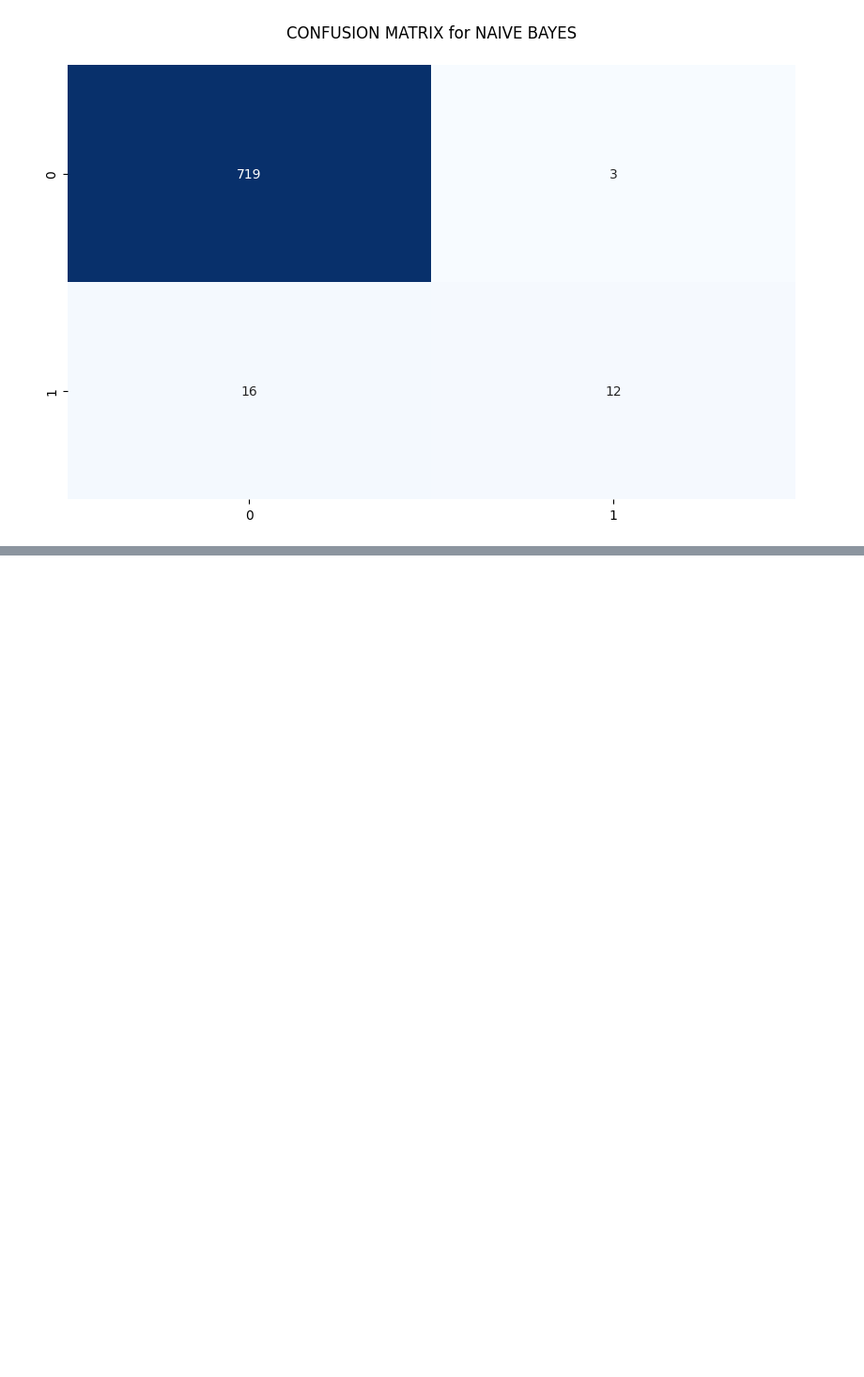
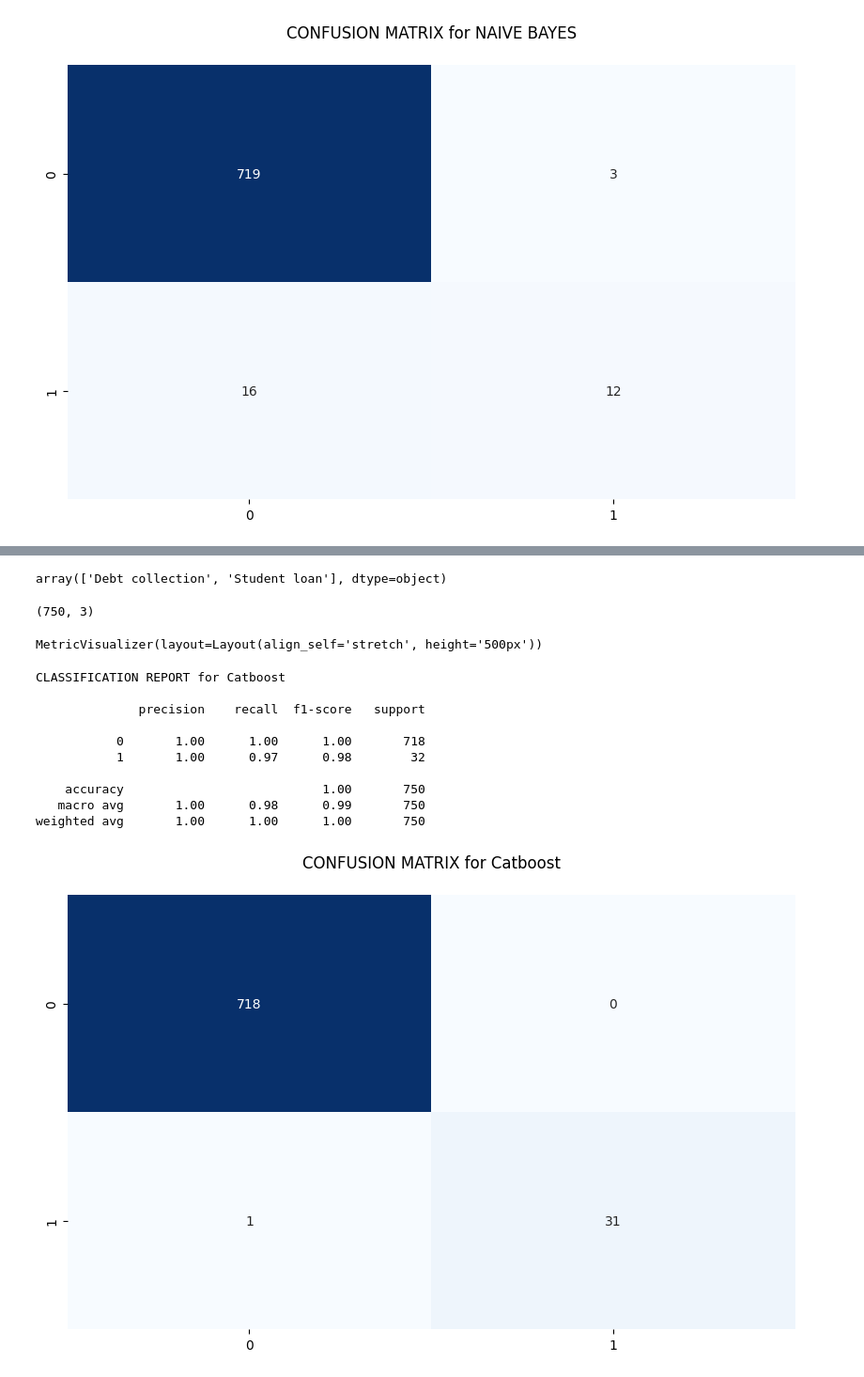
Before and after one commit to ret7020/MoscowMastersWorkflow, a Jupyter notebook: ComplaintWork/CD.ipynb, the cells around one changed output, grey strips where cells are left out. Shown at 94% size. Drawn from its saved outputs; the diff is of its cells as text; code cells hidden in the pictures; blank space fills up the shorter version.

Commit message:
Catboost full workable solution; With custom config for text features

```diff
--- a/ComplaintWork/CD.ipynb
+++ b/ComplaintWork/CD.ipynb
@@ -958,0 +1015,6 @@ y_pred_cb = clf_cb.predict(X_test)
+# %%
+complaints.Product.unique()
+# %% [output]
+array(['Debt collection', 'Student loan'], dtype=object)
+# %%
+complaints = complaints.drop("Product", axis=1)
@@ -958,0 +1033,43 @@ y_pred_cb = clf_cb.predict(X_test)
+# %%
+X_valid.shape
+# %% [output]
+(750, 3)
+# %%
+train_pool = Pool(
+    data=X_train,
+    label=y_train,
+    text_features=['Issue', 'Consumer complaint narrative', 'Company public response']
+)
+valid_pool = Pool(
+    data=X_valid,
+    label=y_valid,
+    text_features=['Issue', 'Consumer complaint narrative', 'Company public response']
+)
+# %%
+# тонкий конфиг катбуста
+model = fit_model(
+    train_pool, valid_pool,
+    learning_rate=0.35,
+    tokenizers=[
+        {
+            'tokenizer_id': 'Sense',
+            'separator_type': 'BySense',
+            'lowercasing': 'True',
+            'token_types':['Word', 'Number', 'SentenceBreak'],
+            'sub_tokens_policy':'SeveralTokens'
+        }
+    ],
+    dictionaries = [
+        {
+            'dictionary_id': 'Word',
+            'max_dictionary_size': '50000'
+        }
+    ],
+    feature_calcers = [
+        'BoW:top_tokens_count=10000'
+    ]
+)
+# %% [output]
+MetricVisualizer(layout=Layout(align_self='stretch', height='500px'))
+# %%
+y_pred_catboost =  model.predict(X_valid)
@@ -959,3 +1078,17 @@ y_pred_cb = clf_cb.predict(X_test)
+# %%
+eval_model(y_valid, y_pred_catboost, "Catboost")
+# %% [output]
+CLASSIFICATION REPORT for Catboost
+
+              precision    recall  f1-score   support
+
+           0       1.00      1.00      1.00       718
+           1       1.00      0.97      0.98        32
+
+    accuracy                           1.00       750
+   macro avg       1.00      0.98      0.99       750
+weighted avg       1.00      1.00      1.00       750
+[figure, added]
 # %%
 #https://kyawkhaung.medium.com/multi-label-text-classification-with-bert-using-pytorch-47011a7313b9
 # %%
```
Also changed, not shown: parts of 8 cells of this notebook.
